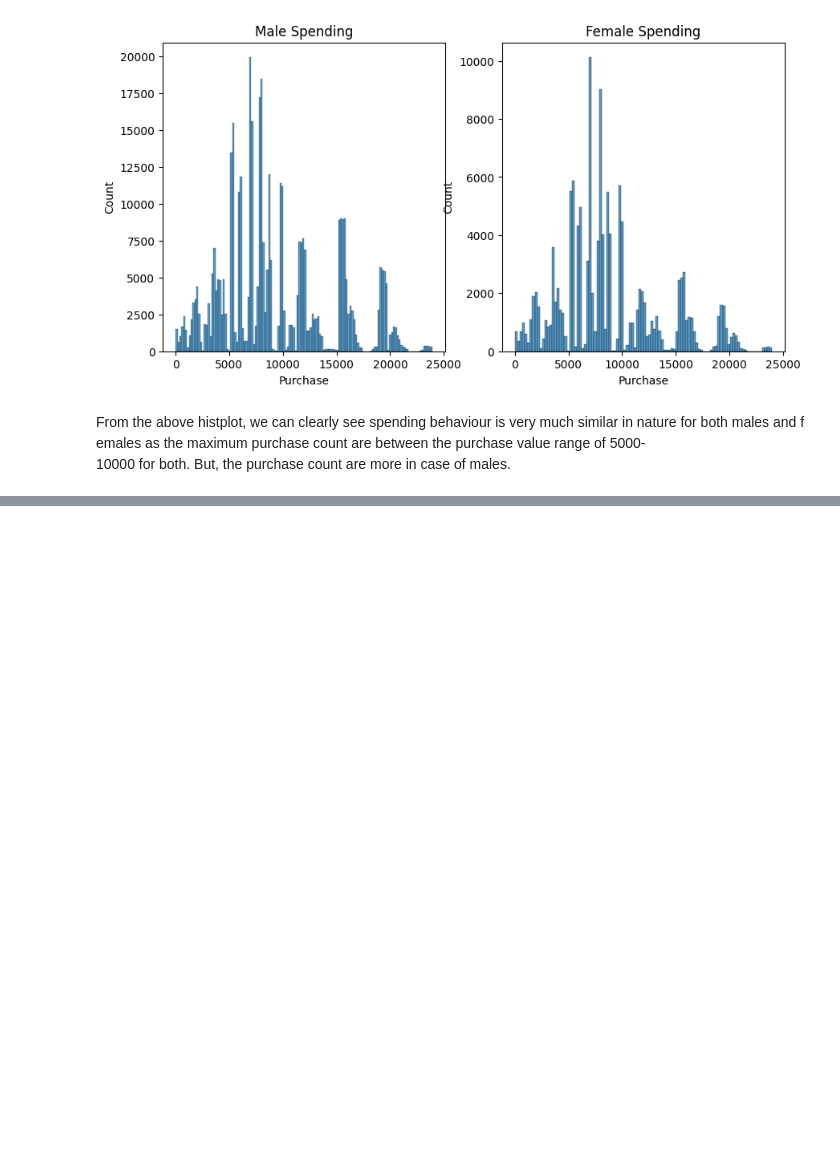
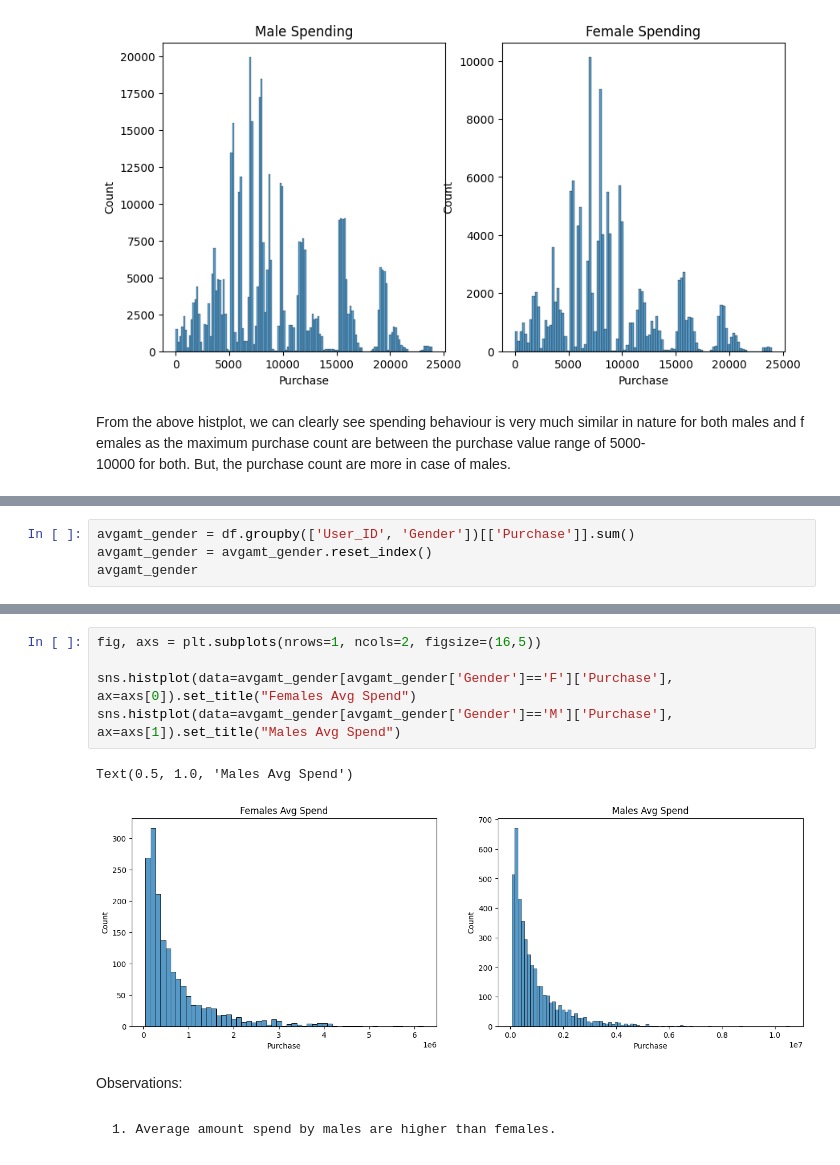
Before and after one commit to sr606/Python-Practice, a Jupyter notebook: Walmart_Confidence_Interval_and_CLT.ipynb, the cells around one changed output, grey strips where cells are left out. Saved outputs shown, nothing was run; the diff lists cells and outputs as text; blank space fills up the shorter version.

```diff
--- a/Walmart_Confidence_Interval_and_CLT.ipynb
+++ b/Walmart_Confidence_Interval_and_CLT.ipynb
@@ -380,0 +408,4 @@ From the above histplot, we can clearly see spending behaviour is ver
+# %%
+avgamt_gender = df.groupby(['User_ID', 'Gender'])[['Purchase']].sum()
+avgamt_gender = avgamt_gender.reset_index()
+avgamt_gender
@@ -380,0 +426,12 @@ From the above histplot, we can clearly see spending behaviour is ver
+# %%
+fig, axs = plt.subplots(nrows=1, ncols=2, figsize=(16,5))
+
+sns.histplot(data=avgamt_gender[avgamt_gender['Gender']=='F']['Purchase'], ax=axs[0]).set_title("Females Avg Spend")
+sns.histplot(data=avgamt_gender[avgamt_gender['Gender']=='M']['Purchase'], ax=axs[1]).set_title("Males Avg Spend")
+# %% [output]
+Text(0.5, 1.0, 'Males Avg Spend')
+[figure, added]
+# %% [markdown]
+Observations:
+# %% [markdown]
+    1. Average amount spend by males are higher than females.
```
Also changed, not shown: parts of 55 cells of this notebook.
